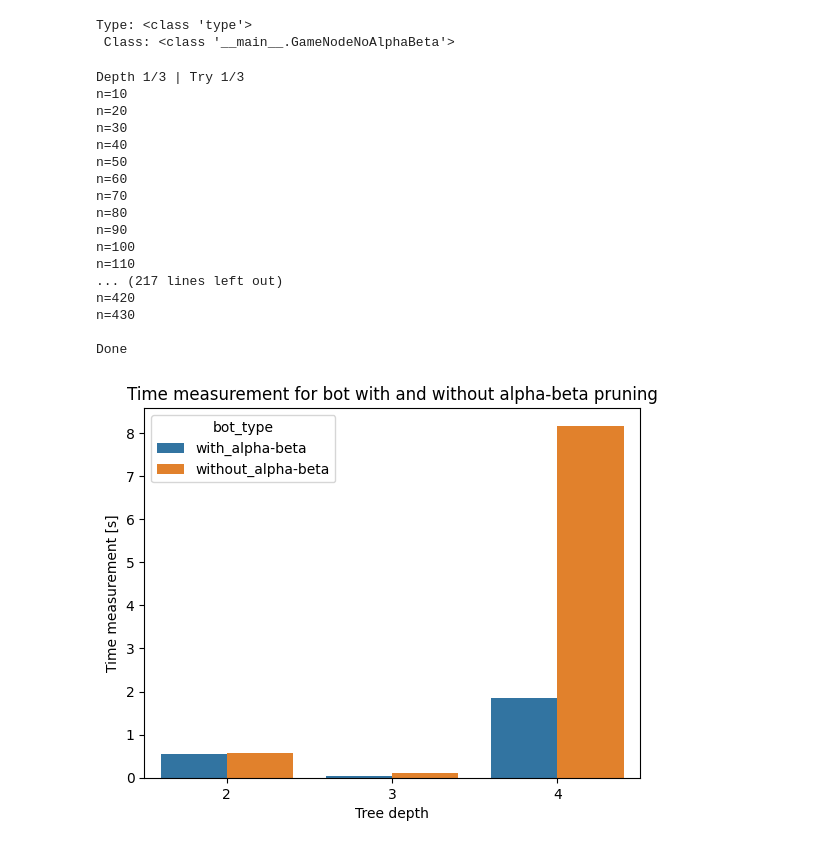
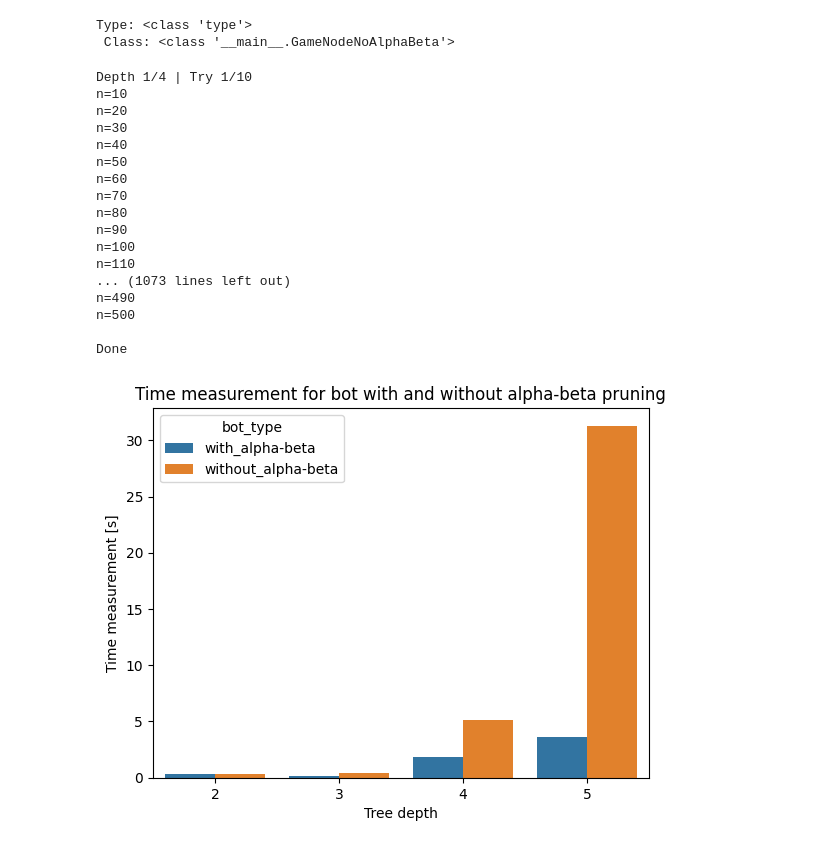
Before and after one commit to Dudu7352/minimax-checkers, a Jupyter notebook: notebooks/alfa-beta-test.ipynb, the cells around one changed output. Saved outputs shown, nothing was run; the diff lists cells and outputs as text; code cells hidden in the pictures.

```diff
--- a/notebooks/alfa-beta-test.ipynb
+++ b/notebooks/alfa-beta-test.ipynb
@@ -37,7 +37,7 @@ class GameNodeNoAlphaBeta(GameNode):
                 for state in self.state.next_states()
             ]
 
-            random.shuffle(self.children)
+            # random.shuffle(self.children)
 
     @override
     def best_minimax(
@@ -90,8 +90,8 @@ Type: <class 'type'>
 # %%
 times_alpha = []
 times_omega = []
-depths = [2,3,4]
-tries = 3
+depths = [2,3,4,5]
+tries = 10
 for i, d in enumerate(depths):
     try_times_alfa = []
     try_times_omega = []
@@ -144,35 +144,35 @@ print("\nDone")
 data = {
     'depth' : depths,
     'with_alpha-beta' : times_alpha,
     'without_alpha-beta' : times_omega
 }
 
 df = pd.DataFrame(data)
 df_long = df.melt(
     id_vars='depth', value_vars=['with_alpha-beta', 'without_alpha-beta'], var_name='bot_type', value_name='time_measurement'
 )
 
 sns.barplot(data=df_long, x='depth', y='time_measurement', hue='bot_type')
 plt.title('Time measurement for bot with and without alpha-beta pruning')
 plt.xlabel('Tree depth')
 plt.ylabel('Time measurement [s]')
 plt.show()
 # %% [output]
-Depth 1/3 | Try 1/3
+Depth 1/4 | Try 1/10
 n=10
 n=20
 n=30
 n=40
 n=50
 n=60
 n=70
 n=80
 n=90
 n=100
 n=110
-... (217 lines left out)
-n=420
-n=430
+... (1073 lines left out)
+n=490
+n=500
 
 Done
-[figure, old version]
+[figure, new version]
```
Also changed, not shown: parts of 4 cells of this notebook, 8 other files.
